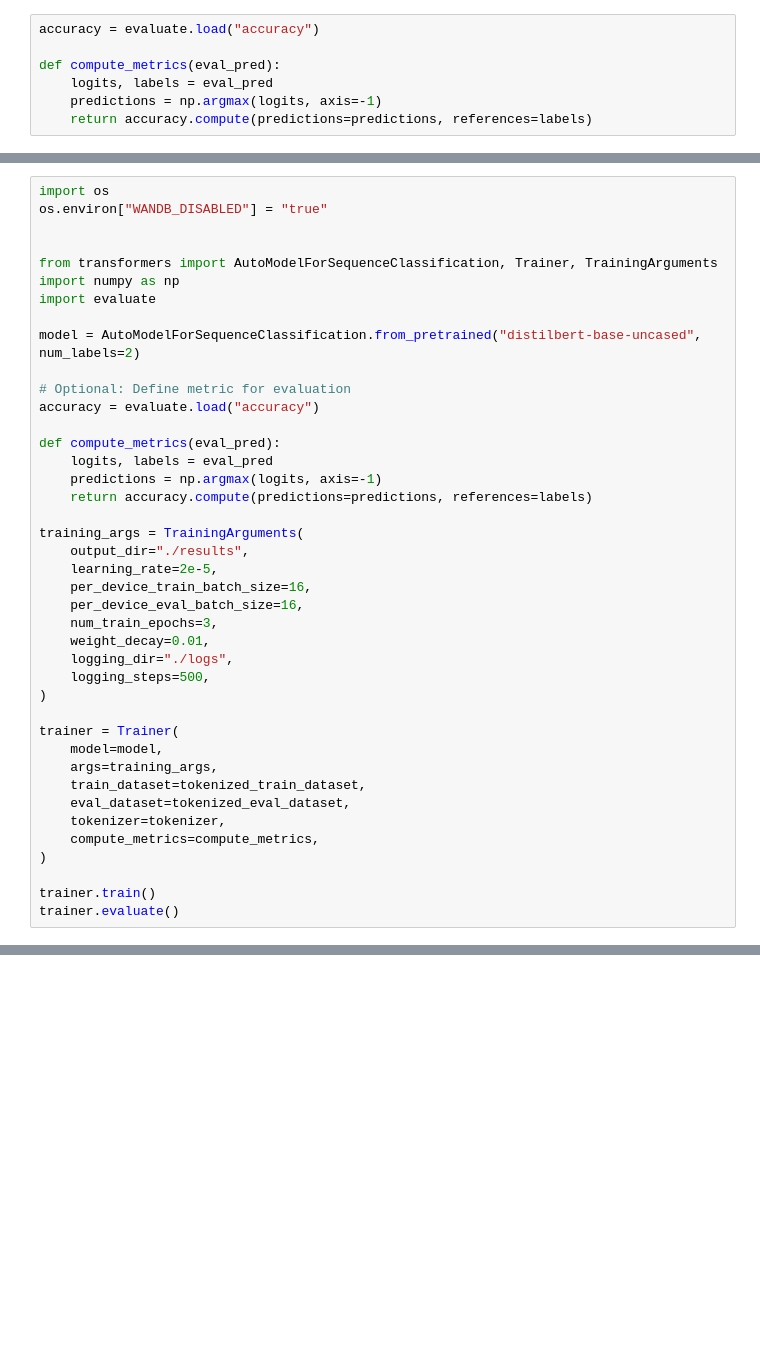
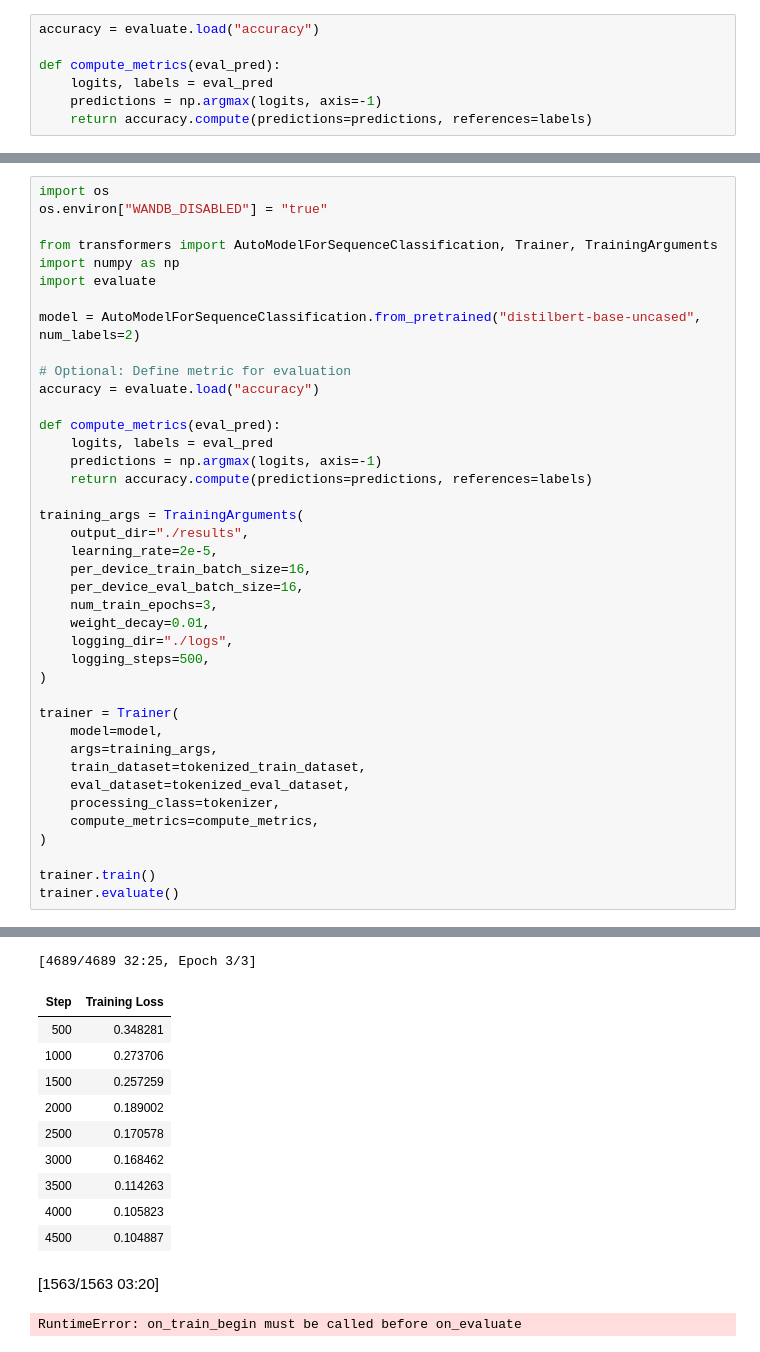
Before and after one commit to sohang576/Sentiment_Analyzer, a Jupyter notebook: Sentiment_Analyzer.ipynb, the cells around one changed output, grey strips where cells are left out. Drawn from its saved outputs; the diff is of its cells as text; blank space fills up the shorter version.

```diff
--- a/Sentiment_Analyzer.ipynb
+++ b/Sentiment_Analyzer.ipynb
@@ -49,7 +89,6 @@ print(transformers.__version__)
 # %%
 import os
 os.environ["WANDB_DISABLED"] = "true"
-
 
 from transformers import AutoModelForSequenceClassification, Trainer, TrainingArguments
 import numpy as np
@@ -81,9 +120,10 @@ trainer = Trainer(
     args=training_args,
     train_dataset=tokenized_train_dataset,
     eval_dataset=tokenized_eval_dataset,
-    tokenizer=tokenizer,
+    processing_class=tokenizer,
     compute_metrics=compute_metrics,
 )
 
 trainer.train()
 trainer.evaluate()
+# %% [output]
@@ -90,3 +147,16 @@ trainer.evaluate()
+[4689/4689 32:25, Epoch 3/3]
+| Step | Training Loss |
+| 500 | 0.348281 |
+| 1000 | 0.273706 |
+| 1500 | 0.257259 |
+| 2000 | 0.189002 |
+| 2500 | 0.170578 |
+| 3000 | 0.168462 |
+| 3500 | 0.114263 |
+| 4000 | 0.105823 |
+| 4500 | 0.104887 |
+[1563/1563 03:20]
+RuntimeError: on_train_begin must be called before on_evaluate
 # %%
 import torch
 
```
Also changed, not shown: parts of 9 cells of this notebook.
